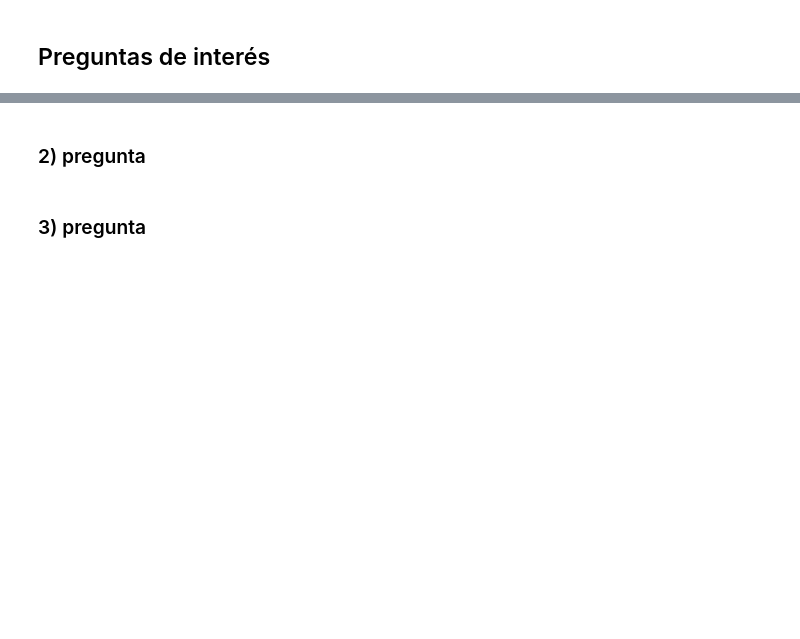
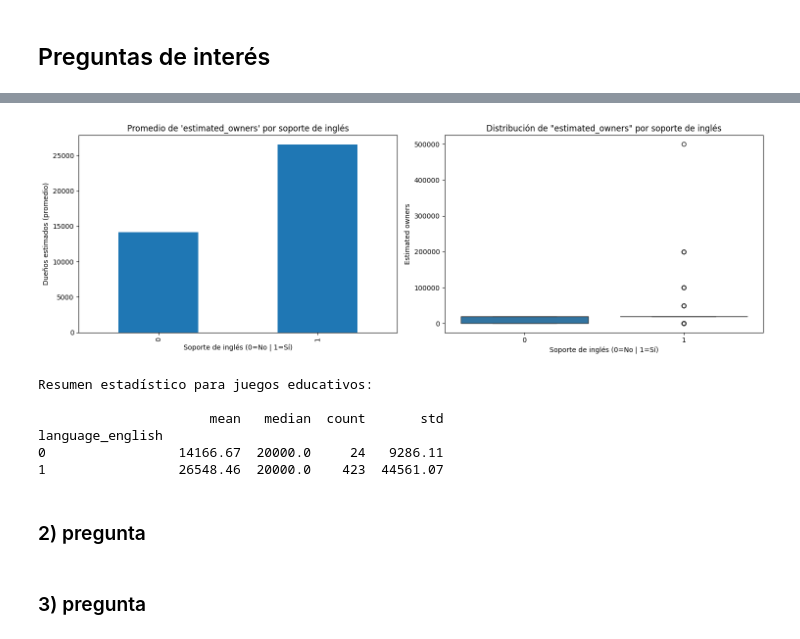
Before and after one commit to Clon5676/ProyectoDataScience, a Jupyter notebook: eda.ipynb, the cells around one changed output, grey strips where cells are left out. Cells and saved outputs as stored; diff of their text form; code cells hidden in the pictures; blank space fills up the shorter version.

```diff
--- a/eda.ipynb
+++ b/eda.ipynb
@@ -119,3 +113,40 @@ Cantidad de columnas (features): 39
+# %%
+# Filtrar solo juegos educativos
+education_games = df[df['genre_education'] == 1]
+
+# Agrupar por soporte de inglés y calcular métricas clave
+resultados = education_games.groupby('language_english')['Estimated owners'].agg(
+    ['mean', 'median', 'count', 'std']
+)
+# %%
+# Visualización comparativa
+fig, ax = plt.subplots(1, 2, figsize=(15, 5))
+
+# Gráfico de barras (promedio)
+resultados['mean'].plot(kind='bar', title="Promedio de 'estimated_owners' por soporte de inglés", ax=ax[0])
+ax[0].set_xlabel('Soporte de inglés (0=No | 1=Sí)')
+ax[0].set_ylabel('Dueños estimados (promedio)')
+
+# Gráfico de boxplot
+sns.boxplot(data=education_games, x='language_english', y='Estimated owners', ax=ax[1])
+ax[1].set_title('Distribución de "estimated_owners" por soporte de inglés')
+ax[1].set_xlabel('Soporte de inglés (0=No | 1=Sí)')
+
+plt.tight_layout()
+plt.show()
+# %% [output]
+[figure, added]
+# %%
+# Mostrar resultados numéricos
+print("Resumen estadístico para juegos educativos:\n")
+print(resultados.round(2))
+# %% [output]
+Resumen estadístico para juegos educativos:
+
+                      mean   median  count       std
+language_english
+0                 14166.67  20000.0     24   9286.11
+1                 26548.46  20000.0    423  44561.07
 # %% [markdown]
 ### 2) pregunta
 # %%
```
Also changed, not shown: parts of 8 cells of this notebook, 1 other file.
